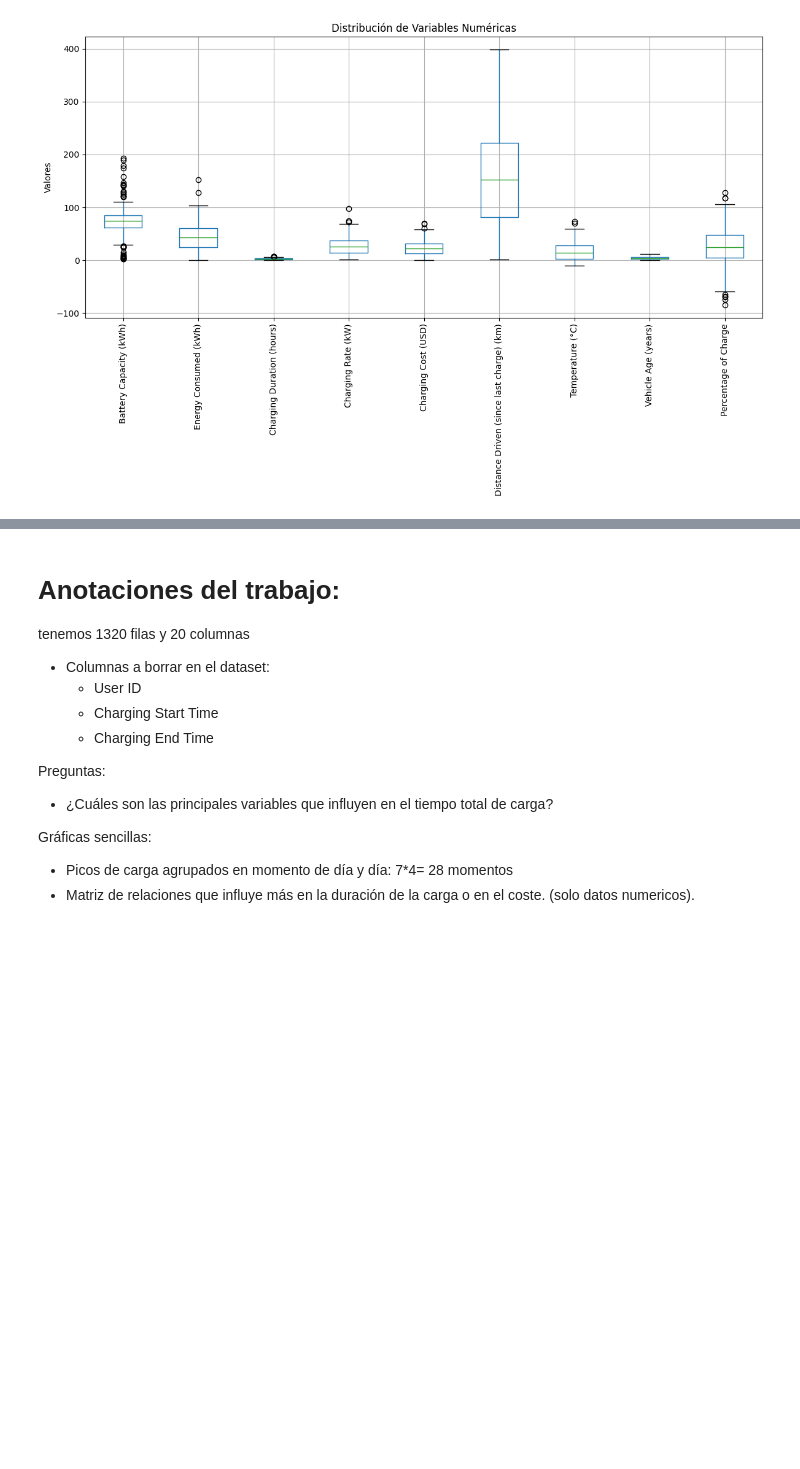
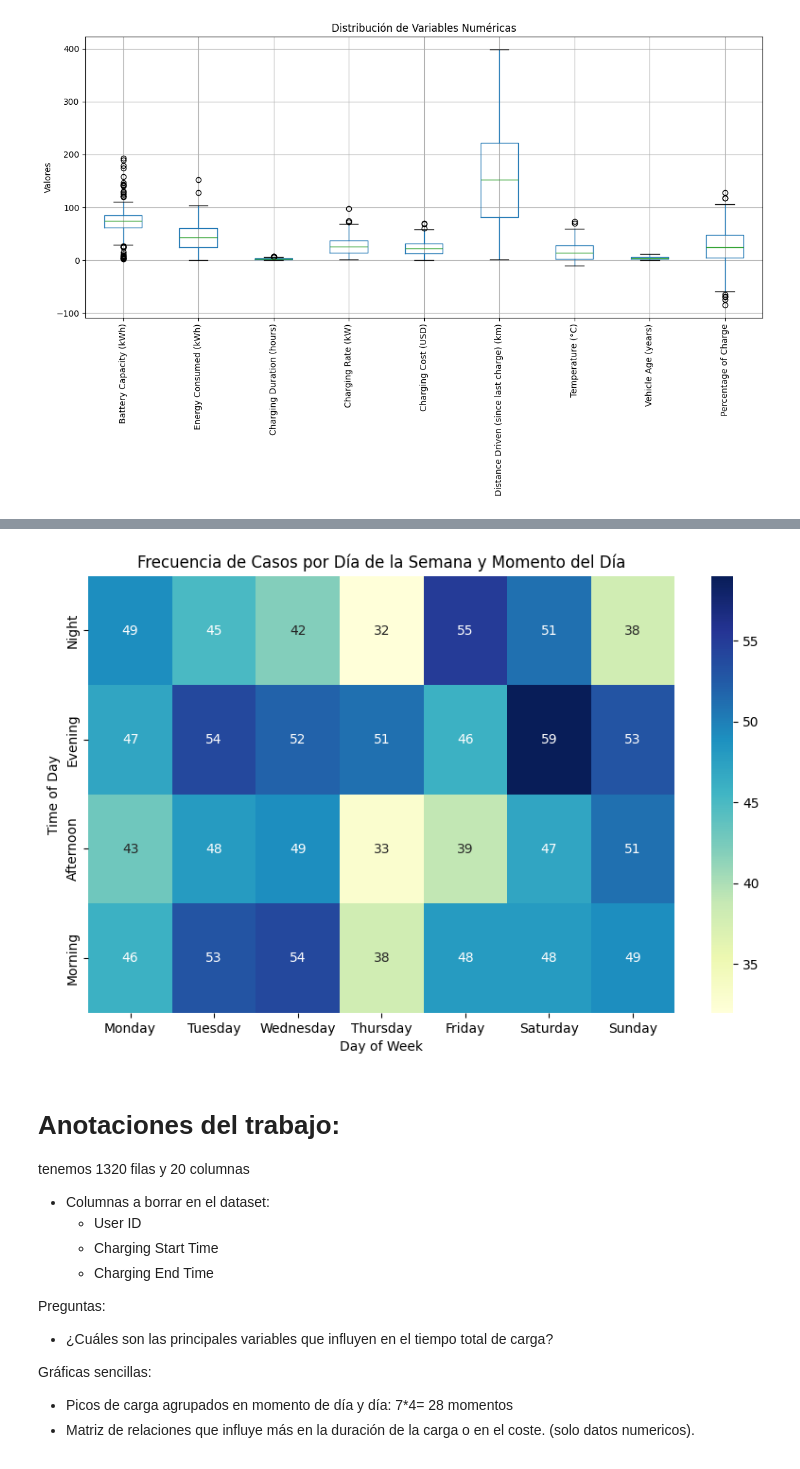
Before and after one commit to bermejo4/MachineLearning-MADI, a Jupyter notebook: DataScience/FinalProject_DS_Jaime.ipynb, the cells around one changed output, grey strips where cells are left out. Drawn from its saved outputs; the diff is of its cells as text; code cells hidden in the pictures; blank space fills up the shorter version.

```diff
--- a/DataScience/FinalProject_DS_Jaime.ipynb
+++ b/DataScience/FinalProject_DS_Jaime.ipynb
@@ -272,3 +291,34 @@ plt.show()
+# %%
+import pandas as pd
+import seaborn as sns
+import matplotlib.pyplot as plt
+from pandas.api.types import CategoricalDtype
+
+
+# Definir el orden deseado de los días de la semana
+days_order = ["Monday", "Tuesday", "Wednesday", "Thursday", "Friday", "Saturday", "Sunday"]
+day_type = CategoricalDtype(categories=days_order, ordered=True)
+data_cleaned['Day of Week'] = data_cleaned['Day of Week'].astype(day_type)
+
+# Si necesitas un orden específico para 'Time of Day', puedes definirlo también
+time_order = ["Night", "Evening", "Afternoon", "Morning"]
+time_type = CategoricalDtype(categories=time_order, ordered=True)
+data_cleaned['Time of Day'] = data_cleaned['Time of Day'].astype(time_type)
+
+# Agrupar los datos y contar las ocurrencias para cada combinación de día y momento del día
+heatmap_data = data_cleaned.groupby(['Time of Day', 'Day of Week']).size().unstack(fill_value=0)
+
+# Crear el heatmap
+plt.figure(figsize=(10, 6))
+sns.heatmap(heatmap_data, annot=True, fmt="d", cmap="YlGnBu", cbar=True)
+
+# Configurar los ejes y el título
+plt.xlabel("Day of Week")
+plt.ylabel("Time of Day")
+plt.title("Frecuencia de Casos por Día de la Semana y Momento del Día")
+plt.show()
+# %% [output]
+[figure, added]
 # %% [markdown]
 # Anotaciones del trabajo:
 
```
Also changed, not shown: parts of 2 cells of this notebook.
